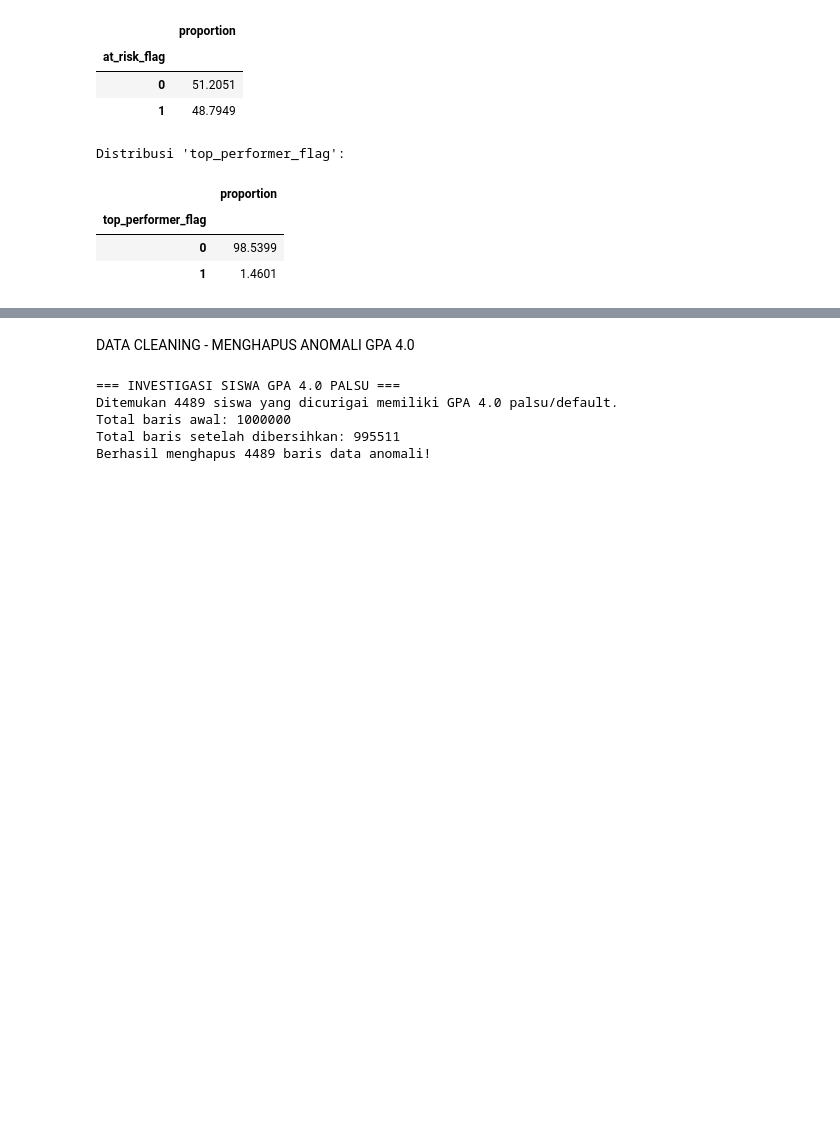
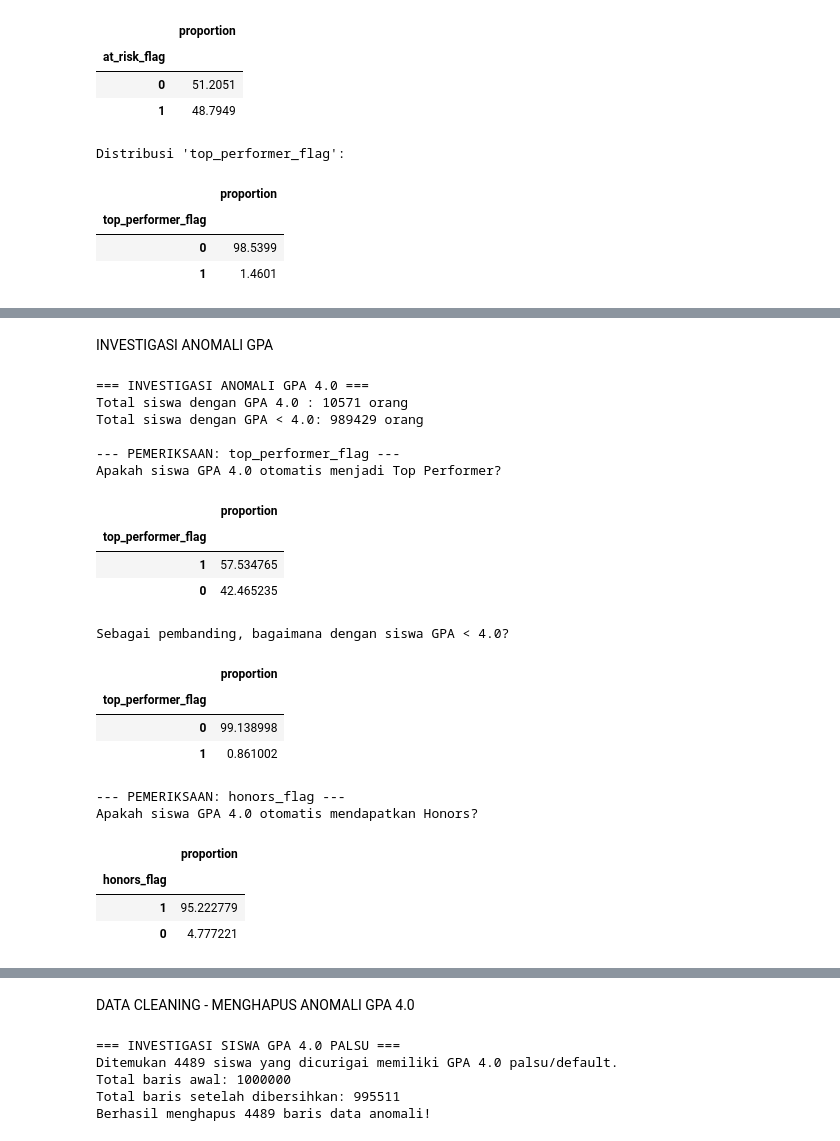
Before and after one commit to adnanz19/uas_big_data_kelompok_13, a Jupyter notebook: BigData_Kelompok13.ipynb, the cells around one changed output, grey strips where cells are left out. Saved outputs shown, nothing was run; the diff lists cells and outputs as text; code cells hidden in the pictures; blank space fills up the shorter version.

```diff
--- a/BigData_Kelompok13.ipynb
+++ b/BigData_Kelompok13.ipynb
@@ -121,0 +133,46 @@ Distribusi 'top_performer_flag':
+# %% [markdown]
+INVESTIGASI ANOMALI GPA
+# %%
+print("=== INVESTIGASI ANOMALI GPA 4.0 ===")
+
+# Memisahkan data kelompok GPA 4.0 dan di bawah 4.0
+df_sempurna = df[df['final_gpa'] == 4.0]
+df_reguler = df[df['final_gpa'] < 4.0]
+
+print(f"Total siswa dengan GPA 4.0 : {len(df_sempurna)} orang")
+print(f"Total siswa dengan GPA < 4.0: {len(df_reguler)} orang")
+
+# Memeriksa silang dengan kolom top_performer_flag
+print("\n--- PEMERIKSAAN: top_performer_flag ---")
+print("Apakah siswa GPA 4.0 otomatis menjadi Top Performer?")
+display((df_sempurna['top_performer_flag'].value_counts(normalize=True) * 100).to_frame())
+
+print("\nSebagai pembanding, bagaimana dengan siswa GPA < 4.0?")
+display((df_reguler['top_performer_flag'].value_counts(normalize=True) * 100).to_frame())
+
+# Memeriksa silang dengan kolom honors_flag
+print("\n--- PEMERIKSAAN: honors_flag ---")
+print("Apakah siswa GPA 4.0 otomatis mendapatkan Honors?")
+display((df_sempurna['honors_flag'].value_counts(normalize=True) * 100).to_frame())
+# %% [output]
+=== INVESTIGASI ANOMALI GPA 4.0 ===
+Total siswa dengan GPA 4.0 : 10571 orang
+Total siswa dengan GPA < 4.0: 989429 orang
+
+--- PEMERIKSAAN: top_performer_flag ---
+Apakah siswa GPA 4.0 otomatis menjadi Top Performer?
+|  | proportion |
+| top_performer_flag |  |
+| 1 | 57.534765 |
+| 0 | 42.465235 |
+Sebagai pembanding, bagaimana dengan siswa GPA < 4.0?
+|  | proportion |
+| top_performer_flag |  |
+| 0 | 99.138998 |
+| 1 | 0.861002 |
+--- PEMERIKSAAN: honors_flag ---
+Apakah siswa GPA 4.0 otomatis mendapatkan Honors?
+|  | proportion |
+| honors_flag |  |
+| 1 | 95.222779 |
+| 0 | 4.777221 |
```
Also changed, not shown: parts of 5 cells of this notebook.
